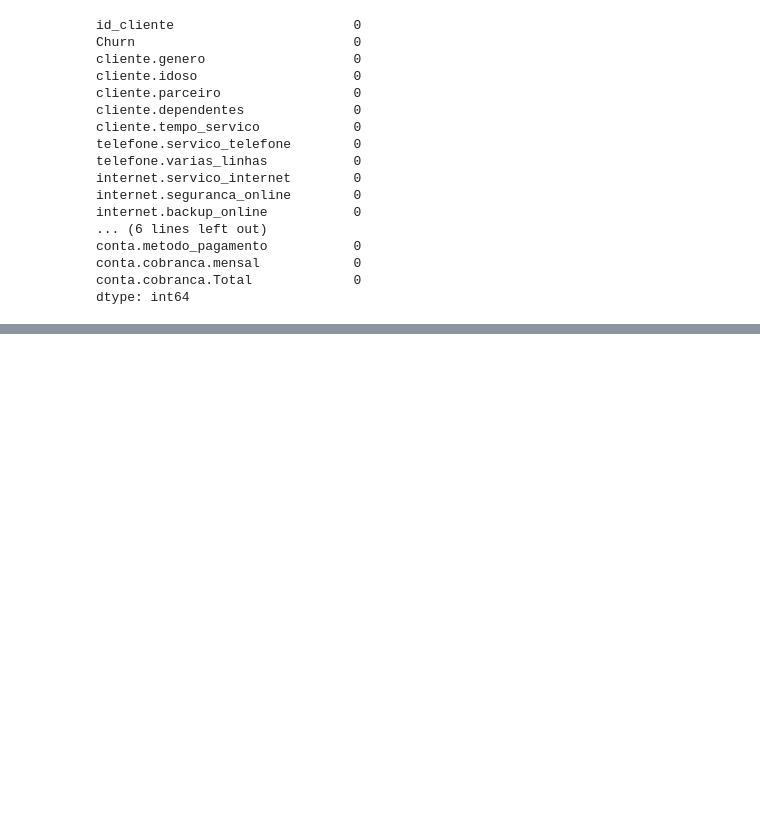
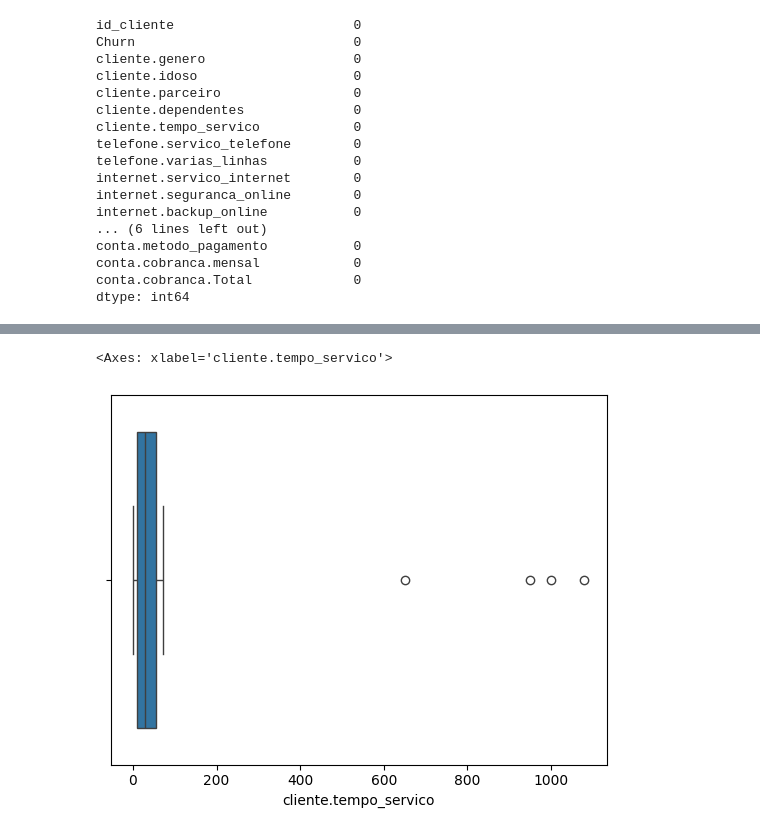
Before and after one commit to SiqueiraGabriel/Estudos_Alura, a Jupyter notebook: 5_Pandas_Limpeza_Tratamento_Dados/Limpeza_Tratamento_Churn.ipynb, the cells around one changed output, grey strips where cells are left out. Cells and saved outputs as stored; diff of their text form; code cells hidden in the pictures; blank space fills up the shorter version.

```diff
--- a/5_Pandas_Limpeza_Tratamento_Dados/Limpeza_Tratamento_Churn.ipynb
+++ b/5_Pandas_Limpeza_Tratamento_Dados/Limpeza_Tratamento_Churn.ipynb
@@ -551,0 +588,7 @@ dtype: int64
+# %%
+Q1 = df_sem_nulos['cliente.tempo_servico'].quantile(0.25) # Obter o 1º quartil
+Q3 = df_sem_nulos['cliente.tempo_servico'].quantile(0.75) # Obter o 1º quartil
+IQR = Q3 - Q1 # Intervalo Interquartil
+
+limite_inferior = Q1 - 1.5 * Q1
+limite_superior = Q3 + 1.5 * Q3
@@ -551,0 +613,6 @@ dtype: int64
+# %%
+df_sem_out = df_sem_nulos.copy()
+# %%
+indice_outliers = (df_sem_out['cliente.tempo_servico'] < limite_inferior) | (df_sem_out['cliente.tempo_servico'] > limite_superior)
+
+df_sem_out[indice_outliers]
@@ -551,0 +632,9 @@ dtype: int64
+# %%
+df_sem_out.loc[indice_outliers, 'cliente.tempo_servico'] = np.ceil(
+    df_sem_out.loc[indice_outliers, 'conta.cobranca.Total'] / df_sem_out.loc[indice_outliers, 'conta.cobranca.mensal']
+)
+# %%
+sns.boxplot(x=df_sem_out['cliente.tempo_servico'])
+# %% [output]
+<Axes: xlabel='cliente.tempo_servico'>
+[figure, added]
```
Also changed, not shown: parts of 36 cells of this notebook, 1 other file.
